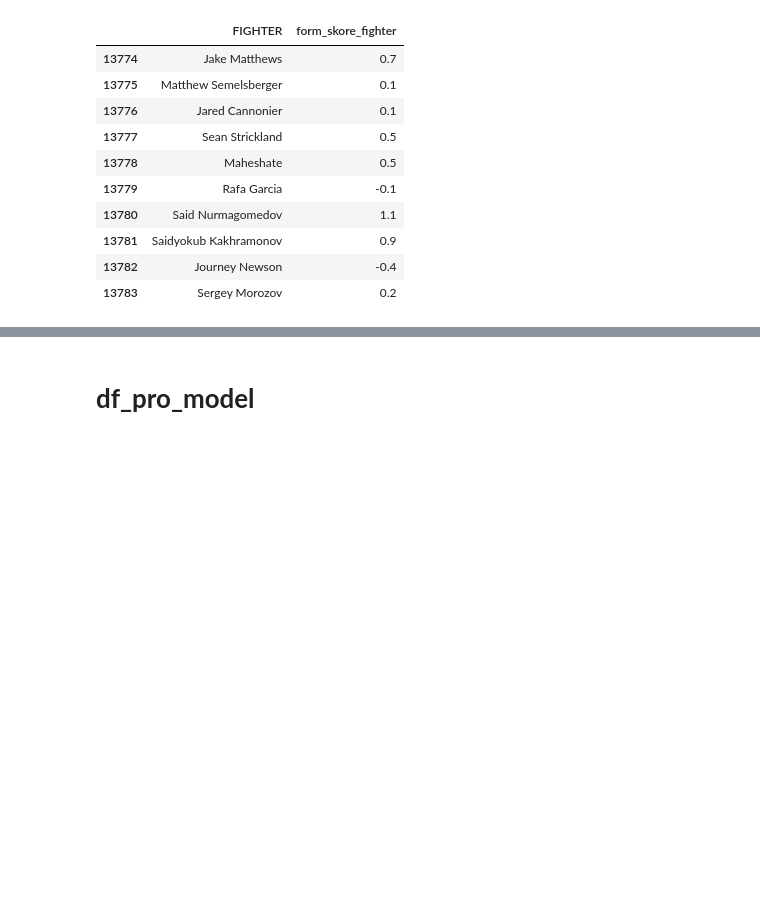
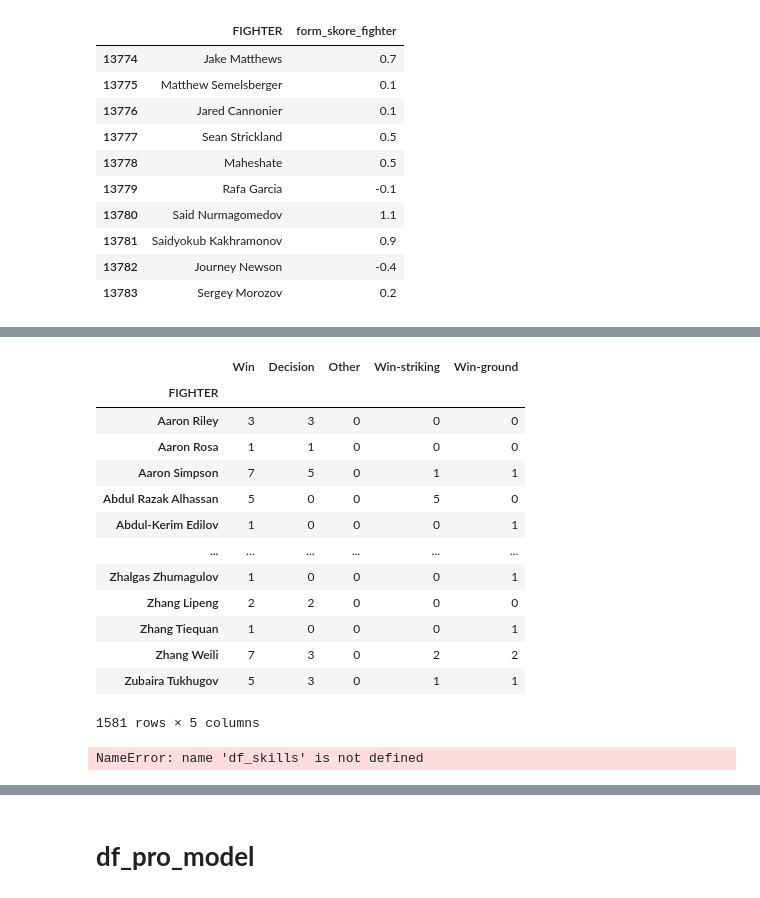
Before and after one commit to Mirda81/UFC-predictor-app, a Jupyter notebook: UFC_data.ipynb, the cells around one changed output, grey strips where cells are left out. Cells and saved outputs as stored; diff of their text form; code cells hidden in the pictures; blank space fills up the shorter version.

```diff
--- a/UFC_data.ipynb
+++ b/UFC_data.ipynb
@@ -1208,3 +1211,25 @@ dummies
+# %%
+df_method = df_total.loc[df_total['Win']==1,['FIGHTER', 'Win']].join(dummies).groupby('FIGHTER').sum()
+df_method
+# %% [output]
+|  | Win | Decision | Other | Win-striking | Win-ground |
+| FIGHTER |  |  |  |  |  |
+| Aaron Riley | 3 | 3 | 0 | 0 | 0 |
+| Aaron Rosa | 1 | 1 | 0 | 0 | 0 |
+| Aaron Simpson | 7 | 5 | 0 | 1 | 1 |
+| Abdul Razak Alhassan | 5 | 0 | 0 | 5 | 0 |
+| Abdul-Kerim Edilov | 1 | 0 | 0 | 0 | 1 |
+| ... | ... | ... | ... | ... | ... |
+| Zhalgas Zhumagulov | 1 | 0 | 0 | 0 | 1 |
+| Zhang Lipeng | 2 | 2 | 0 | 0 | 0 |
+| Zhang Tiequan | 1 | 0 | 0 | 0 | 1 |
+| Zhang Weili | 7 | 3 | 0 | 2 | 2 |
+| Zubaira Tukhugov | 5 | 3 | 0 | 1 | 1 |
+1581 rows × 5 columns
+# %%
+df_skills
+# %% [output]
+NameError: name 'df_skills' is not defined
 # %%
 fighters_total_df = df_total.pivot_table(index=['FIGHTER', 'HEIGHT_fighter', 'WEIGHT_fighter', 'REACH_fighter', 'STANCE_fighter'], values=cols_to_sum, aggfunc=np.sum)[cols_to_sum].reset_index()
 # %%
```
Also changed, not shown: parts of 14 cells of this notebook, 12 other files.
